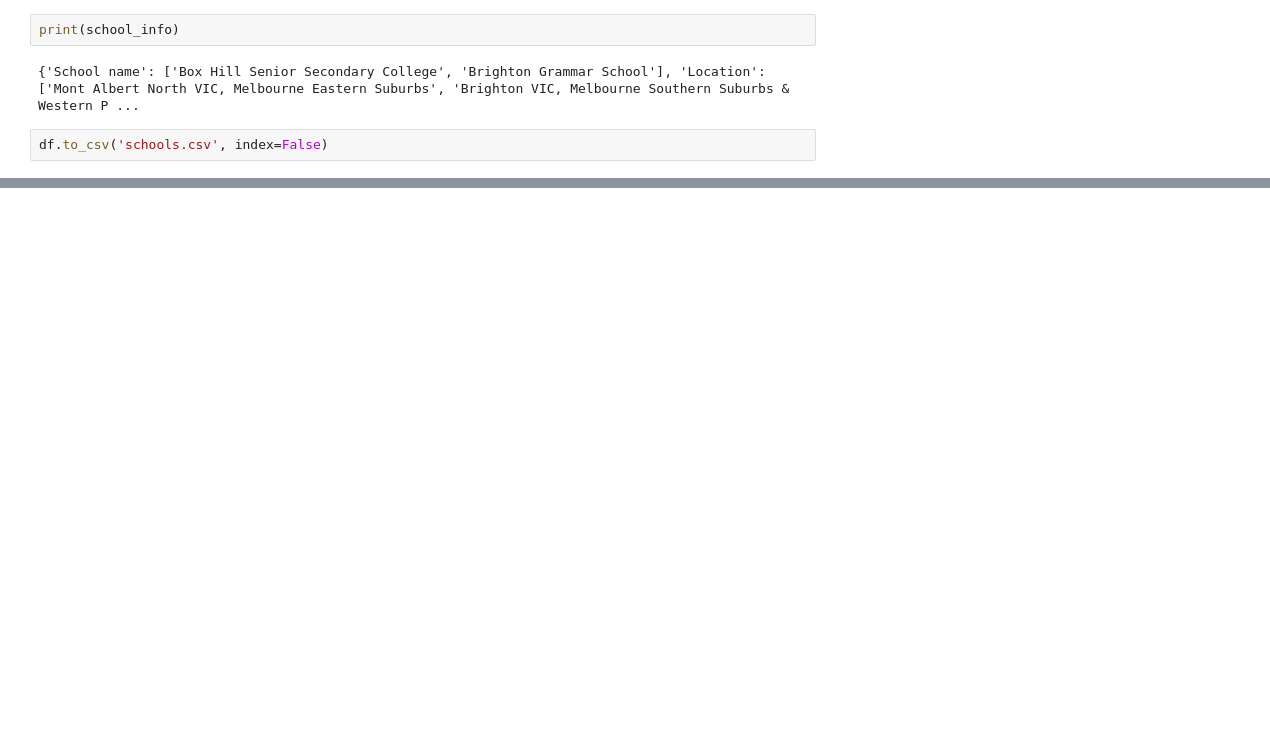
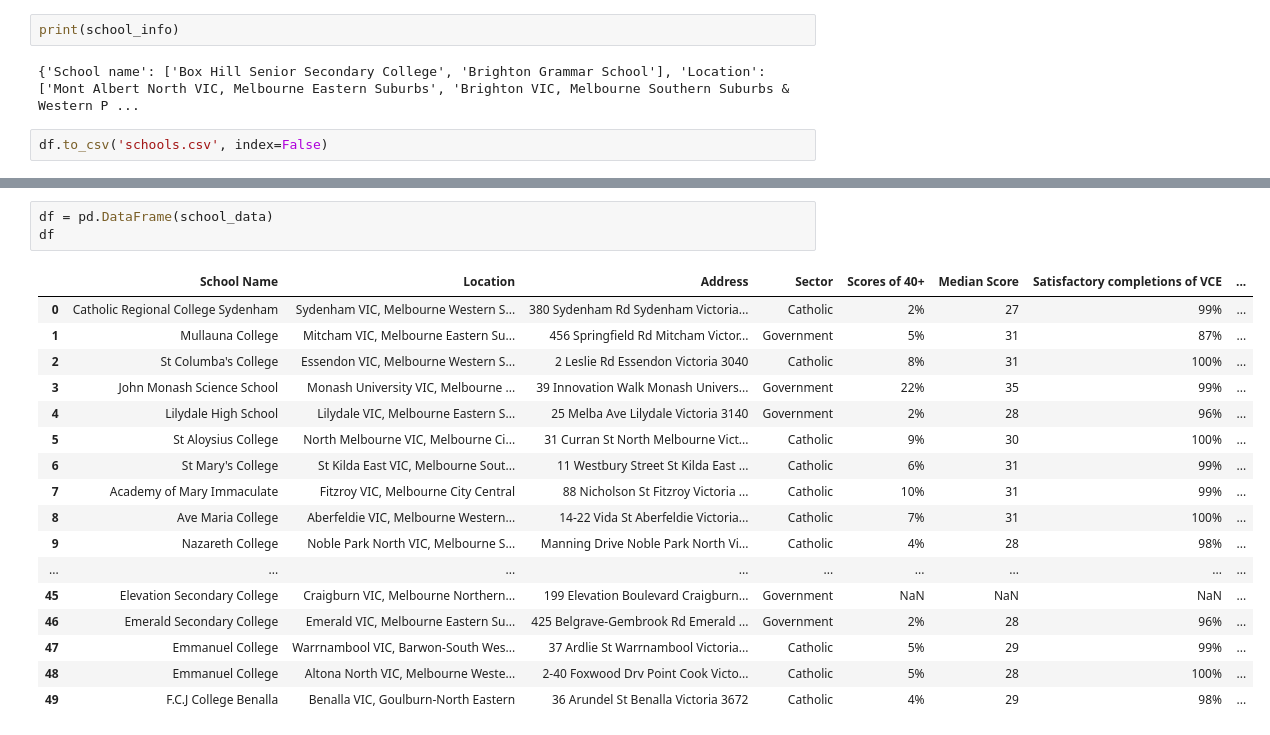
Before and after one commit to katleschris/research, a Jupyter notebook: skools.ipynb, the cells around one changed output, grey strips where cells are left out. Drawn from its saved outputs; the diff is of its cells as text; blank space fills up the shorter version.

```diff
--- a/skools.ipynb
+++ b/skools.ipynb
@@ -104,0 +140,21 @@ df.to_csv('schools.csv', index=False)
+# %%
+df = pd.DataFrame(school_data)
+df
+# %% [output]
+|  | School Name | Location | Address | Sector | Scores of 40+ | Median Score | Satisfactory completions of VCE | ... |
+| 0 | Catholic Regional College Sydenham | Sydenham VIC, Melbourne Western S... | 380 Sydenham Rd Sydenham Victoria... | Catholic | 2% | 27 | 99% | ... |
+| 1 | Mullauna College | Mitcham VIC, Melbourne Eastern Su... | 456 Springfield Rd Mitcham Victor... | Government | 5% | 31 | 87% | ... |
+| 2 | St Columba's College | Essendon VIC, Melbourne Western S... | 2 Leslie Rd Essendon Victoria 3040 | Catholic | 8% | 31 | 100% | ... |
+| 3 | John Monash Science School | Monash University VIC, Melbourne ... | 39 Innovation Walk Monash Univers... | Government | 22% | 35 | 99% | ... |
+| 4 | Lilydale High School | Lilydale VIC, Melbourne Eastern S... | 25 Melba Ave Lilydale Victoria 3140 | Government | 2% | 28 | 96% | ... |
+| 5 | St Aloysius College | North Melbourne VIC, Melbourne Ci... | 31 Curran St North Melbourne Vict... | Catholic | 9% | 30 | 100% | ... |
+| 6 | St Mary's College | St Kilda East VIC, Melbourne Sout... | 11 Westbury Street St Kilda East ... | Catholic | 6% | 31 | 99% | ... |
+| 7 | Academy of Mary Immaculate | Fitzroy VIC, Melbourne City Central | 88 Nicholson St Fitzroy Victoria ... | Catholic | 10% | 31 | 99% | ... |
+| 8 | Ave Maria College | Aberfeldie VIC, Melbourne Western... | 14-22 Vida St Aberfeldie Victoria... | Catholic | 7% | 31 | 100% | ... |
+| 9 | Nazareth College | Noble Park North VIC, Melbourne S... | Manning Drive Noble Park North Vi... | Catholic | 4% | 28 | 98% | ... |
+| ... | ... | ... | ... | ... | ... | ... | ... | ... |
+| 45 | Elevation Secondary College | Craigburn VIC, Melbourne Northern... | 199 Elevation Boulevard Craigburn... | Government | NaN | NaN | NaN | ... |
+| 46 | Emerald Secondary College | Emerald VIC, Melbourne Eastern Su... | 425 Belgrave-Gembrook Rd Emerald ... | Government | 2% | 28 | 96% | ... |
+| 47 | Emmanuel College | Warrnambool VIC, Barwon-South Wes... | 37 Ardlie St Warrnambool Victoria... | Catholic | 5% | 29 | 99% | ... |
+| 48 | Emmanuel College | Altona North VIC, Melbourne Weste... | 2-40 Foxwood Drv Point Cook Victo... | Catholic | 5% | 28 | 100% | ... |
+| 49 | F.C.J College Benalla | Benalla VIC, Goulburn-North Eastern | 36 Arundel St Benalla Victoria 3672 | Catholic | 4% | 29 | 98% | ... |
```
Also changed, not shown: parts of 7 cells of this notebook.
